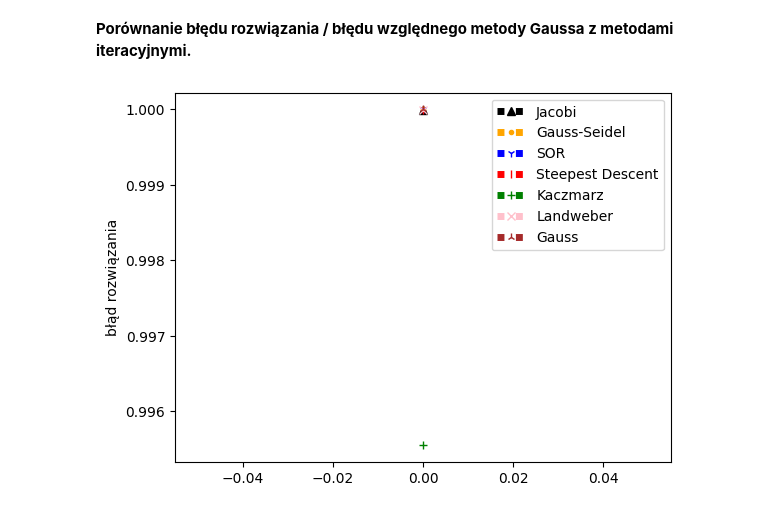
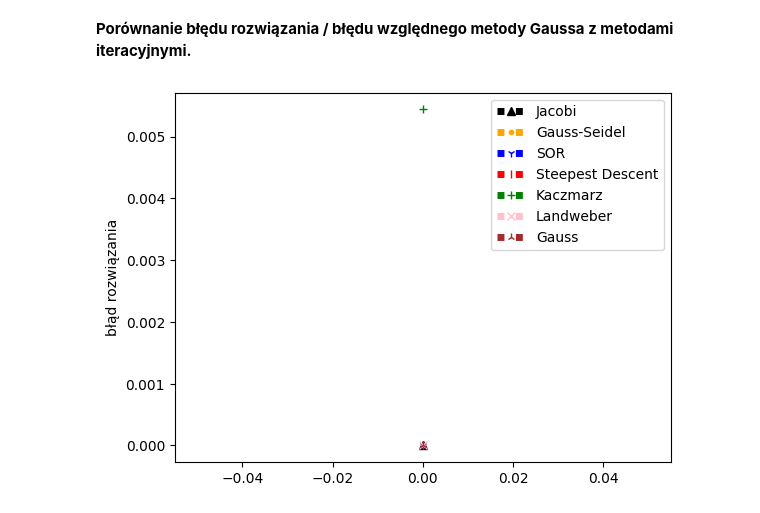
Before and after one commit to Dawid-Lukasiewicz/Numerical_Methodes, a Jupyter notebook: Lab5/zadanie1.ipynb, the cells around one changed output. Saved outputs shown, nothing was run; the diff lists cells and outputs as text; code cells hidden in the pictures.

```diff
--- a/Lab5/zadanie1.ipynb
+++ b/Lab5/zadanie1.ipynb
@@ -56,16 +57,16 @@ $\displaystyle \begin{bmatrix}0.9999999999999999\\1.9999999999999998\\2.99999999
 # %%
 plt.figure(3)
 
 xError = []
 colors = ["black", "orange", "blue", "red", "green", "pink", "brown"]
 markerList = ["^", ".", "1", "|", "+", "x", "2"]
 labelList = ["Jacobi", "Gauss-Seidel", "SOR", "Steepest Descent", "Kaczmarz", "Landweber", "Gauss"]
 for i in range(len(xs)):
-    xError.append(np.linalg.norm(xs[i]) / np.linalg.norm(xe))
+    xError.append(solve_error(xs[i], xe))
     plt.plot(0, xError[i], ls='dotted', c=colors[i], marker=markerList[i], lw=5, label=labelList[i])
 
 plt.legend()
 plt.ylabel("błąd rozwiązania")
 plt.show()
 # %% [output]
-[figure, old version]
+[figure, new version]
```
Also changed, not shown: parts of 1 cell of this notebook, 2 other files.
